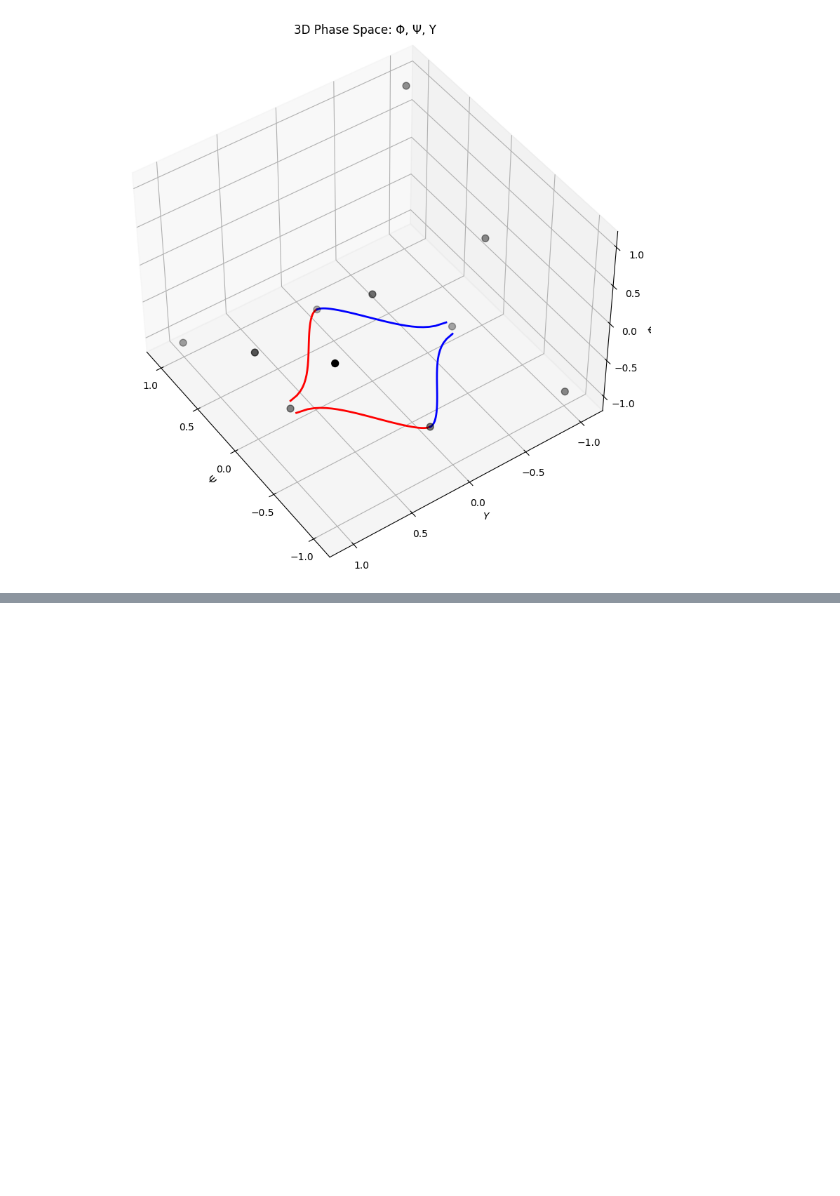
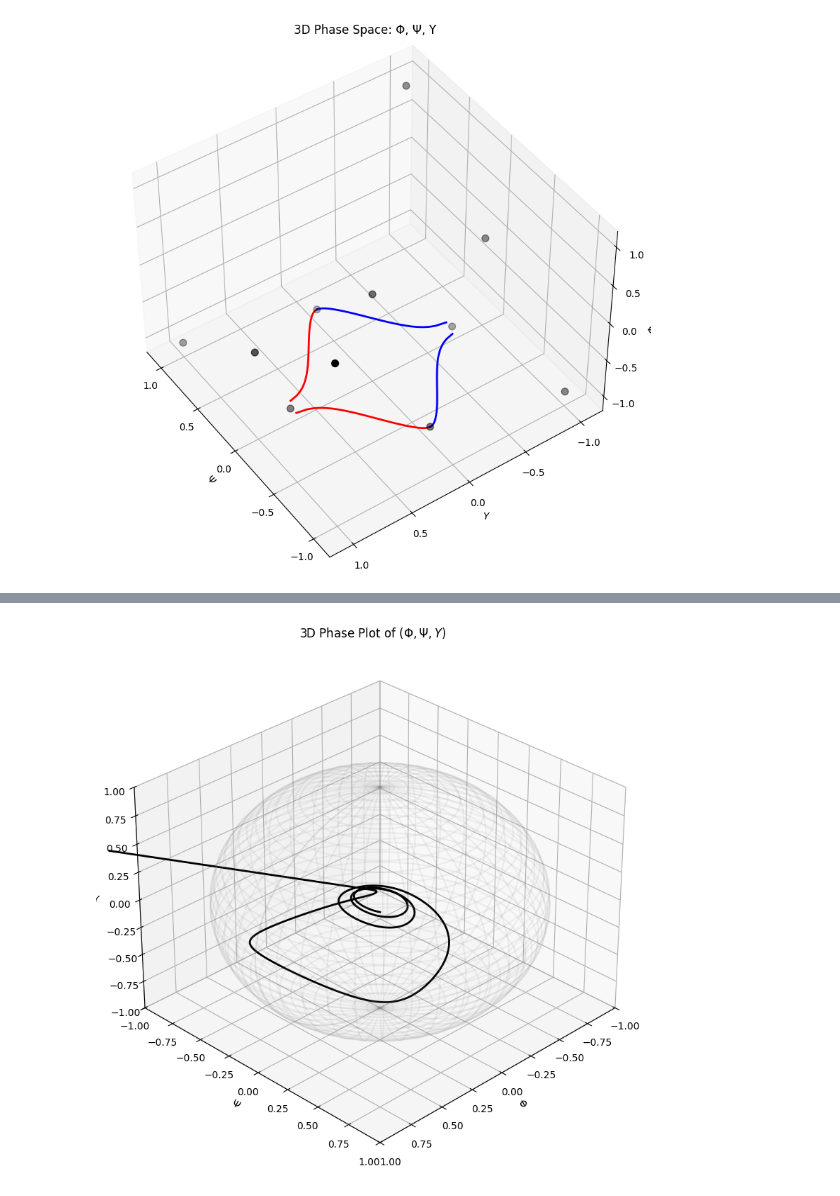
Before and after one commit to up2107120/Dynamical-systems-of-DE, a Jupyter notebook: Emergent_universe.ipynb, the cells around one changed output, grey strips where cells are left out. Saved outputs shown, nothing was run; the diff lists cells and outputs as text; code cells hidden in the pictures; blank space fills up the shorter version.

```diff
--- a/Emergent_universe.ipynb
+++ b/Emergent_universe.ipynb
@@ -328,0 +802,99 @@ plt.show()
+# %%
+import numpy as np
+from scipy.integrate import odeint
+import matplotlib.pyplot as plt
+from mpl_toolkits.mplot3d import Axes3D  # noqa: F401
+
+# ---------------------------------------------------------
+# Compact variable conversions
+# ---------------------------------------------------------
+eps = 1e-6
+
+def phi_from_Phi(Phi):
+    return Phi / np.sqrt(1 - Phi**2 + eps)
+
+def psi_from_Psi(Psi):
+    return Psi / np.sqrt(1 - Psi**2 + eps)
+
+def y_from_Y(Y):
+    return Y / np.sqrt(1 - Y**2 + eps)
+
+# ---------------------------------------------------------
+# Correct dynamical system (Φ', Ψ', Y')
+# ---------------------------------------------------------
+def dynamicsStateSpace(state, eta):
+    Phi, Psi, Y = state
+
+    # keep inside compact domain
+    Phi = np.clip(Phi, -0.999, 0.999)
+    Psi = np.clip(Psi, -0.999, 0.999)
+    Y   = np.clip(Y,   -0.999, 0.999)
+
+    phi = phi_from_Phi(Phi)
+    psi = psi_from_Psi(Psi)
+    y   = y_from_Y(Y)
+
+    exp_term = np.exp(phi)
+
+    # dΦ/dη
+    dPhi = (1 - Phi**2)**1.5 * psi
+
+    # dΨ/dη
+    dPsi = (1 - Psi**2)**1.5 * (
+        -3.0 * y * psi
+        - 2.0 * exp_term * (exp_term - 1.0)
+    )
+
+    # dY/dη
+    dY = -(1 - Y**2)**1.5 * (
+        y**2
+        + (1.0/6.0) * (psi**2 + 2.0 * (exp_term - 1.0)**2)
+    )
+
+    return [dPhi, dPsi, dY]
+
+# ---------------------------------------------------------
+# Integrate the system
+# ---------------------------------------------------------
+Phi0 = 0.1
+Psi0 = 0.1
+Y0   = 0.0
+initialState = [Phi0, Psi0, Y0]
+
+simulationTime = np.linspace(0, 50, 2000)
+
+solution = odeint(dynamicsStateSpace, initialState, simulationTime)
+Phi_vals = solution[:, 0]
+Psi_vals = solution[:, 1]
+Y_vals   = solution[:, 2]
+
+# ---------------------------------------------------------
+# 3D Phase Plot
+# ---------------------------------------------------------
+fig = plt.figure(figsize=(8, 8))
+ax = fig.add_subplot(111, projection='3d')
+
+ax.plot(Phi_vals, Psi_vals, Y_vals, lw=2, color='k')
+
+ax.set_xlabel(r'$\Phi$')
+ax.set_ylabel(r'$\Psi$')
+ax.set_zlabel(r'$Y$')
+ax.set_title(r'3D Phase Plot of $(\Phi,\Psi,Y)$')
+
+# Optional: Friedmann constraint sphere
+u = np.linspace(0, np.pi, 40)
+v = np.linspace(0, 2*np.pi, 40)
+xs = np.outer(np.sin(u), np.cos(v))
+ys = np.outer(np.sin(u), np.sin(v))
+zs = np.outer(np.cos(u), np.ones_like(v))
+ax.plot_wireframe(xs, ys, zs, alpha=0.1, color='gray')
+
+ax.set_xlim([-1, 1])
+ax.set_ylim([-1, 1])
+ax.set_zlim([-1, 1])
+ax.view_init(elev=30, azim=45)
+
+plt.tight_layout()
+plt.show()
+# %% [output]
+[figure, added]
```
Also changed, not shown: parts of 21 cells of this notebook.
